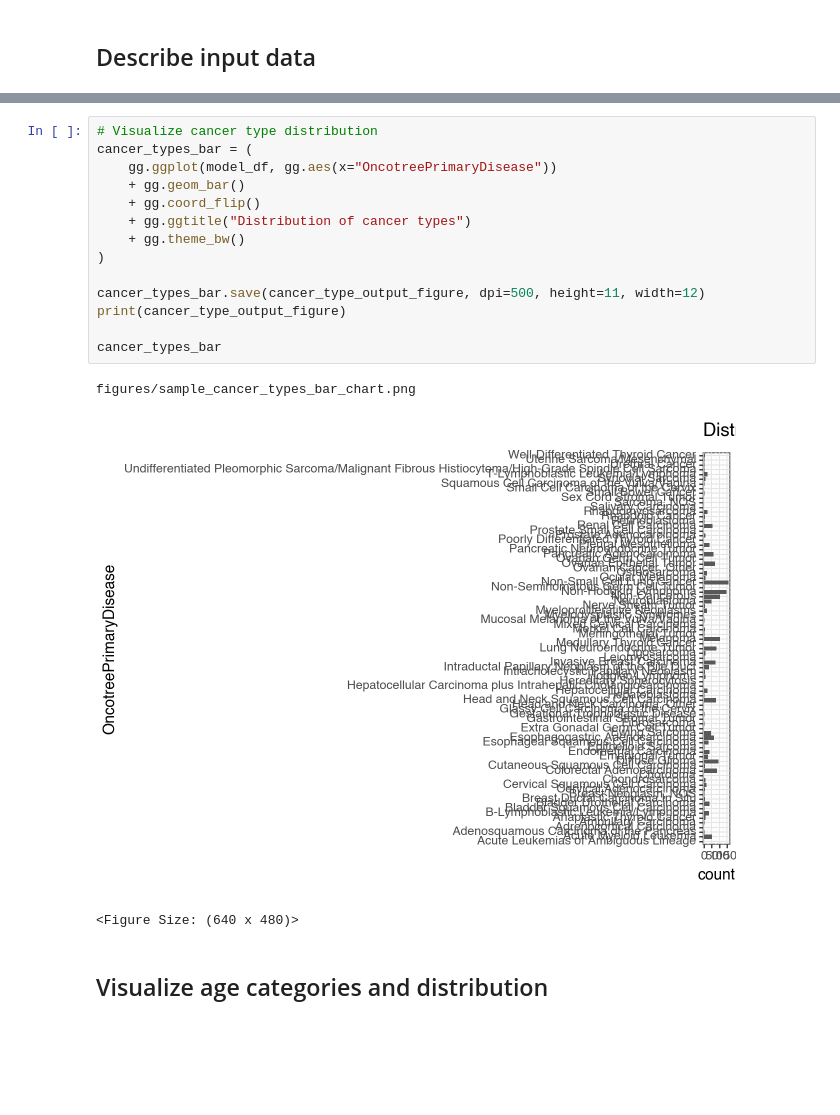
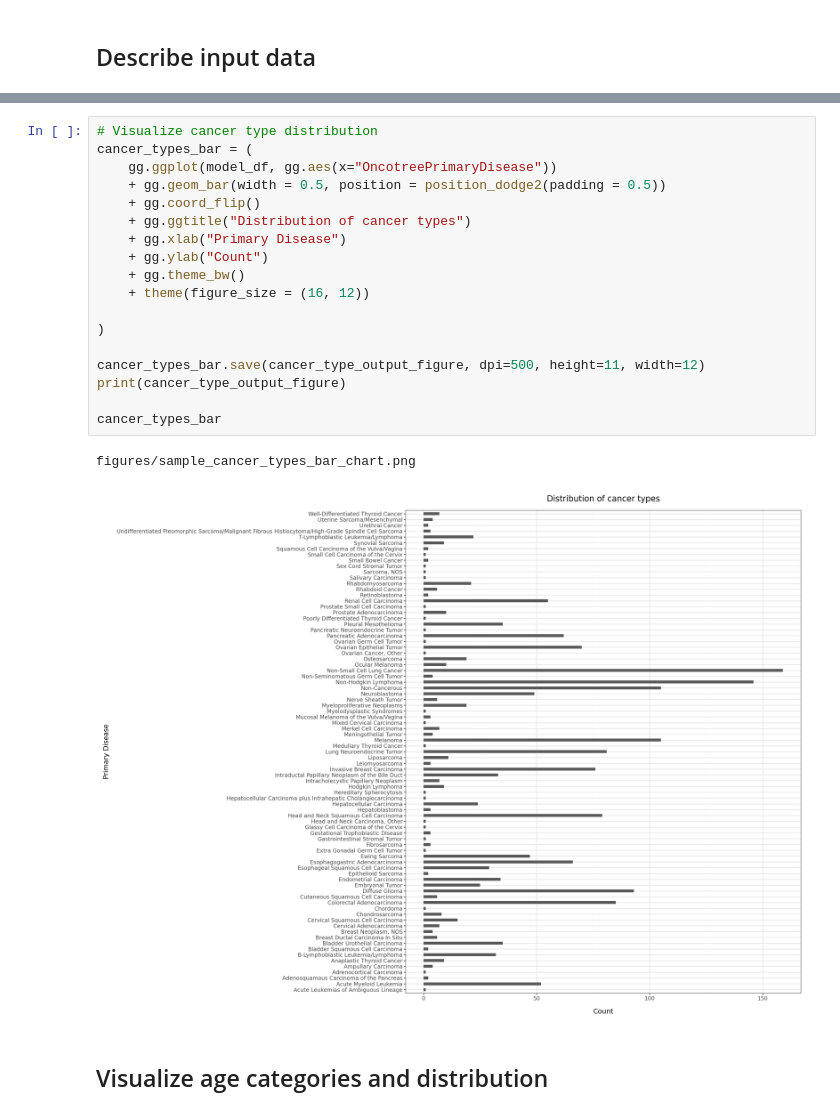
Before and after one commit to WayScience/gene_dependency_representations, a Jupyter notebook: 1.data-exploration/1.model_data_visualization.ipynb, the cells around one changed output, grey strips where cells are left out. Cells and saved outputs as stored; diff of their text form; blank space fills up the shorter version.

```diff
--- a/1.data-exploration/1.model_data_visualization.ipynb
+++ b/1.data-exploration/1.model_data_visualization.ipynb
@@ -118,21 +127,24 @@ Number of Cancer Types:
 # %%
 # Visualize cancer type distribution
 cancer_types_bar = (
     gg.ggplot(model_df, gg.aes(x="OncotreePrimaryDisease"))
-    + gg.geom_bar()
+    + gg.geom_bar(width = 0.5, position = position_dodge2(padding = 0.5))
     + gg.coord_flip()
     + gg.ggtitle("Distribution of cancer types")
+    + gg.xlab("Primary Disease")
+    + gg.ylab("Count")
     + gg.theme_bw()
+    + theme(figure_size = (16, 12))
+
 )
 
 cancer_types_bar.save(cancer_type_output_figure, dpi=500, height=11, width=12)
 print(cancer_type_output_figure)
 
 cancer_types_bar
 # %% [output]
 figures/sample_cancer_types_bar_chart.png
-[figure, old version]
+[figure, new version]
-<Figure Size: (640 x 480)>
 # %% [markdown]
 ## Visualize age categories and distribution
 # %%
```
Also changed, not shown: parts of 7 cells of this notebook, 18 other files.
